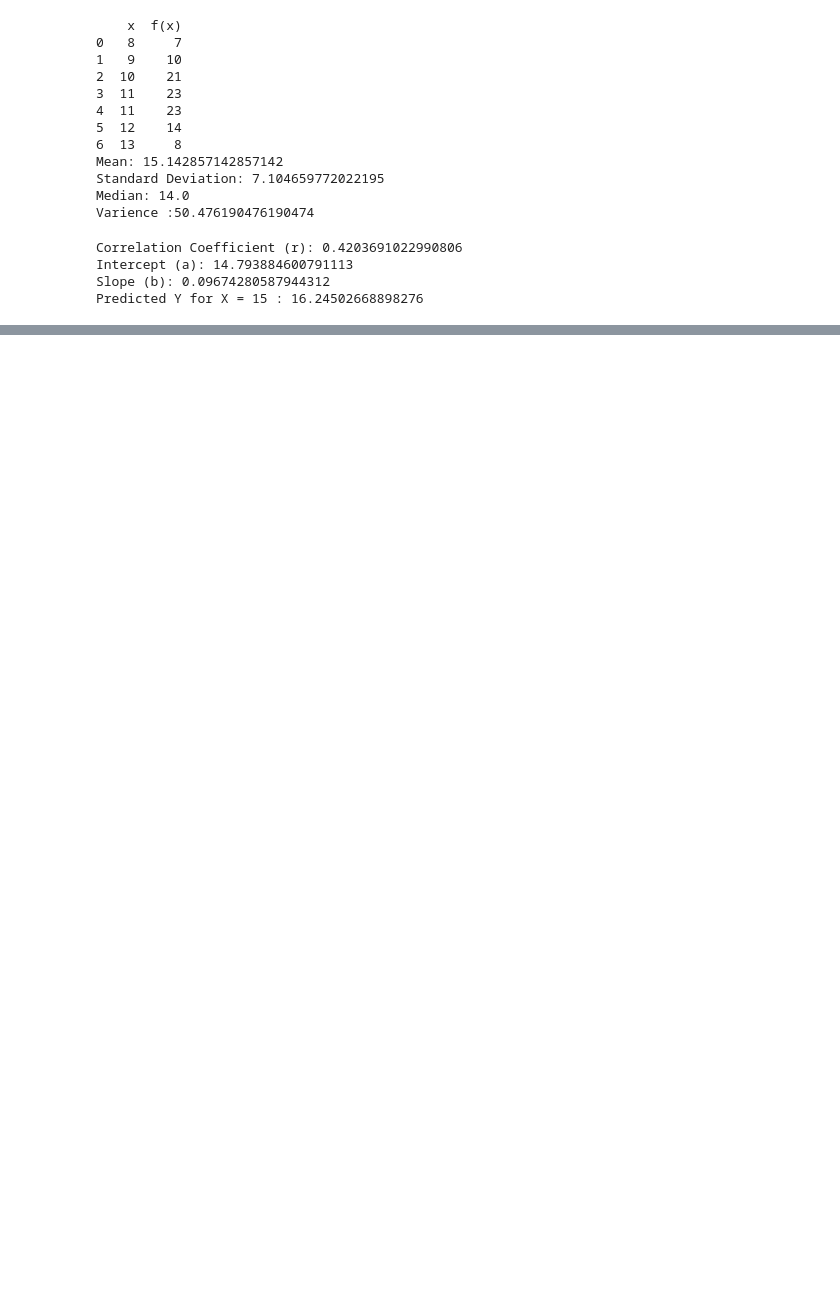
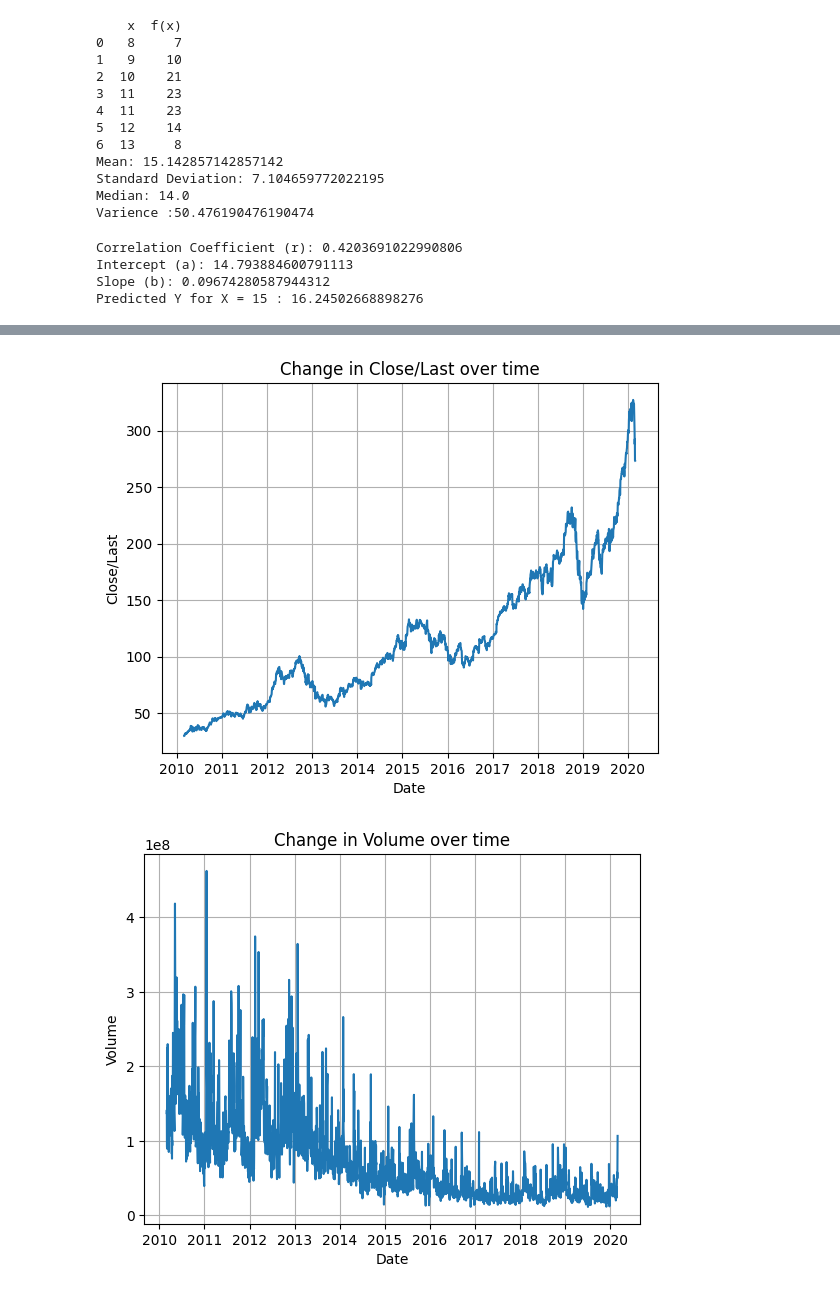
Before and after one commit to suzanpoudel/AI-Lab-020391, a Jupyter notebook: regression.ipynb, the cells around one changed output, grey strips where cells are left out. Cells and saved outputs as stored; diff of their text form; code cells hidden in the pictures; blank space fills up the shorter version.

```diff
--- a/regression.ipynb
+++ b/regression.ipynb
@@ -120,0 +213,12 @@ dtype: object
+# %%
+# Plot change in different parameters over time
+for col in df.columns:
+    plt.plot(df.index, df[col])
+    plt.xlabel("Date")
+    plt.ylabel(col)
+    plt.title(f"Change in {col} over time")
+    plt.grid(True)
+    plt.show()
+# %% [output]
+[figure, added]
+[figure, added]
```
Also changed, not shown: parts of 23 cells of this notebook.
